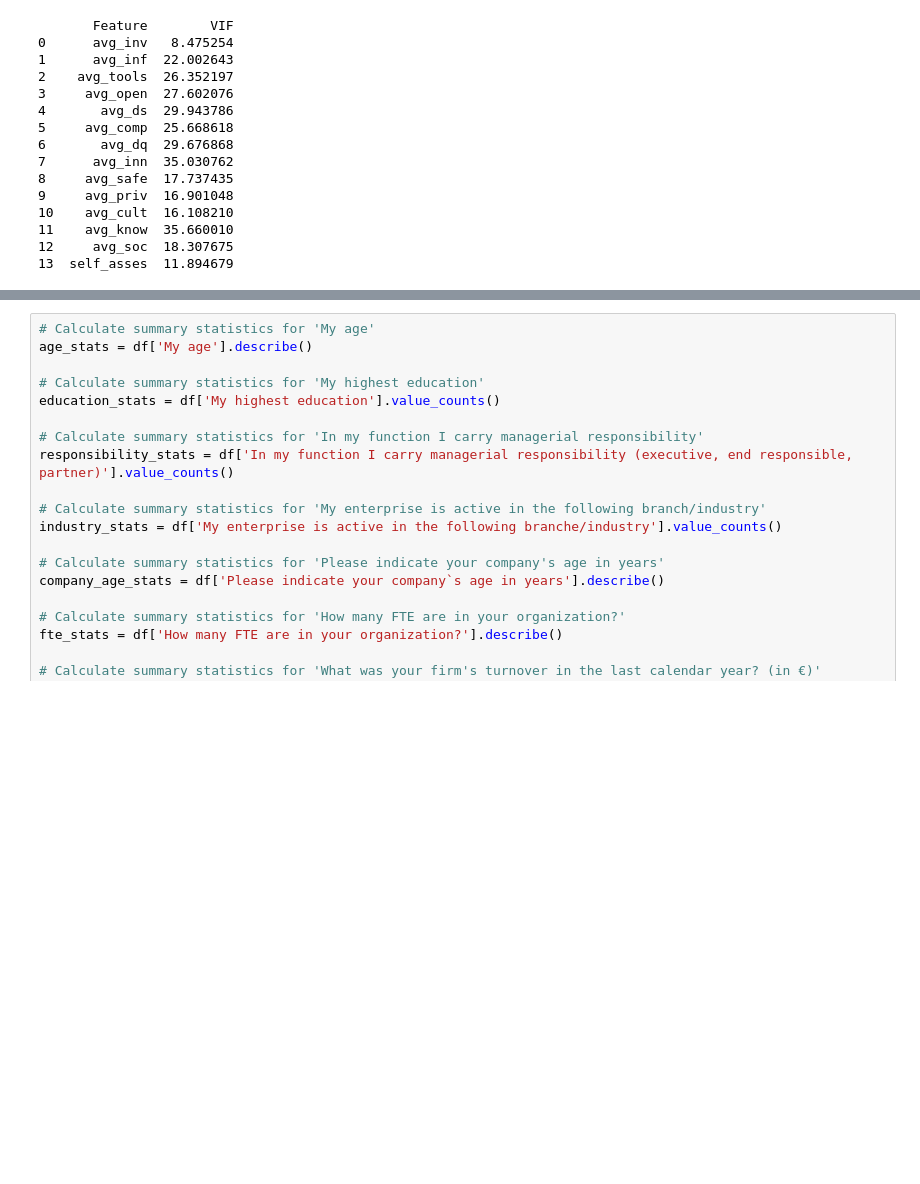
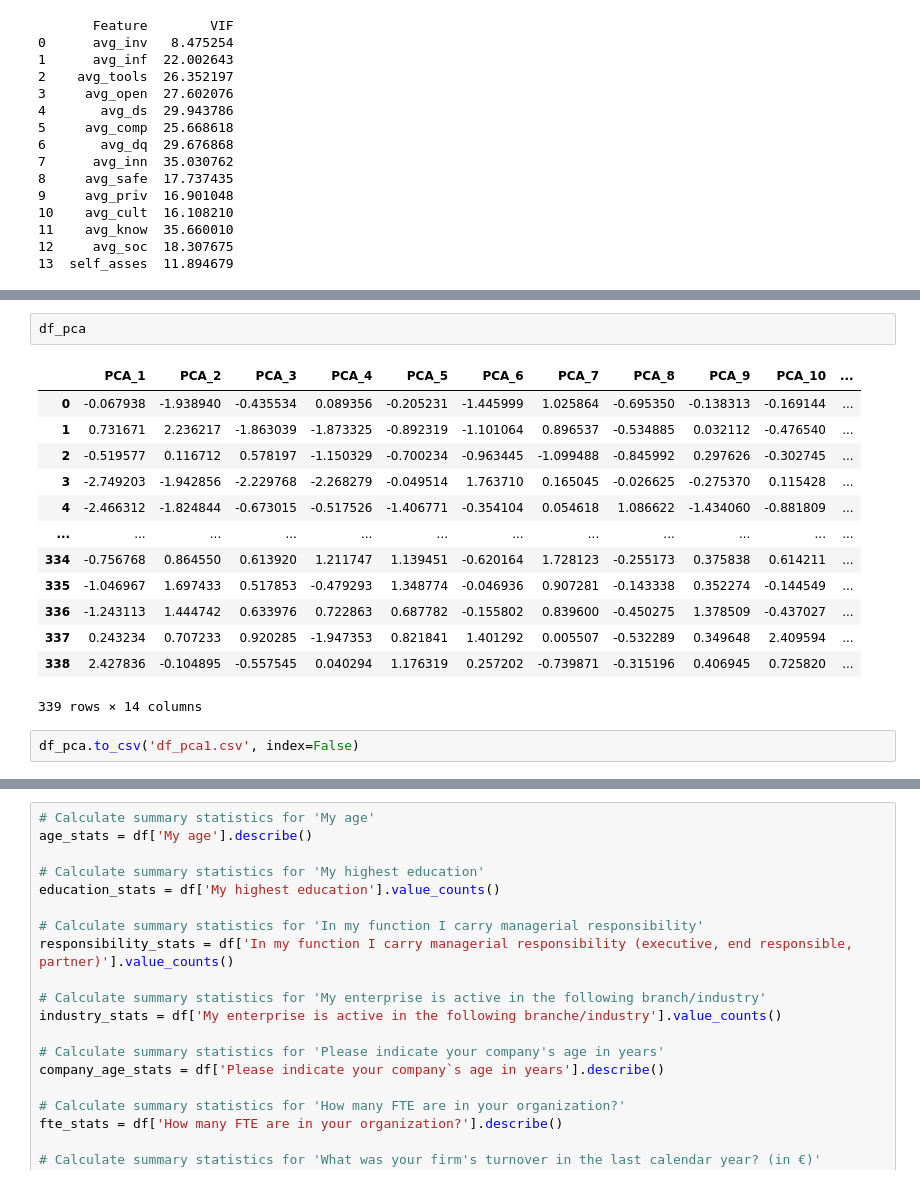
Before and after one commit to janeksmietana21/Thesis-, a Jupyter notebook: New_thesis.ipynb, the cells around one changed output, grey strips where cells are left out. Saved outputs shown, nothing was run; the diff lists cells and outputs as text; blank space fills up the shorter version.

```diff
--- a/New_thesis.ipynb
+++ b/New_thesis.ipynb
@@ -458,0 +449,18 @@ df_pca = pd.DataFrame(df_pca, columns=['PC1', 'PC2', 'PC3', 'PC4', 'PC5'])
+# %%
+df_pca
+# %% [output]
+|  | PCA_1 | PCA_2 | PCA_3 | PCA_4 | PCA_5 | PCA_6 | PCA_7 | PCA_8 | PCA_9 | PCA_10 | ... |
+| 0 | -0.067938 | -1.938940 | -0.435534 | 0.089356 | -0.205231 | -1.445999 | 1.025864 | -0.695350 | -0.138313 | -0.169144 | ... |
+| 1 | 0.731671 | 2.236217 | -1.863039 | -1.873325 | -0.892319 | -1.101064 | 0.896537 | -0.534885 | 0.032112 | -0.476540 | ... |
+| 2 | -0.519577 | 0.116712 | 0.578197 | -1.150329 | -0.700234 | -0.963445 | -1.099488 | -0.845992 | 0.297626 | -0.302745 | ... |
+| 3 | -2.749203 | -1.942856 | -2.229768 | -2.268279 | -0.049514 | 1.763710 | 0.165045 | -0.026625 | -0.275370 | 0.115428 | ... |
+| 4 | -2.466312 | -1.824844 | -0.673015 | -0.517526 | -1.406771 | -0.354104 | 0.054618 | 1.086622 | -1.434060 | -0.881809 | ... |
+| ... | ... | ... | ... | ... | ... | ... | ... | ... | ... | ... | ... |
+| 334 | -0.756768 | 0.864550 | 0.613920 | 1.211747 | 1.139451 | -0.620164 | 1.728123 | -0.255173 | 0.375838 | 0.614211 | ... |
+| 335 | -1.046967 | 1.697433 | 0.517853 | -0.479293 | 1.348774 | -0.046936 | 0.907281 | -0.143338 | 0.352274 | -0.144549 | ... |
+| 336 | -1.243113 | 1.444742 | 0.633976 | 0.722863 | 0.687782 | -0.155802 | 0.839600 | -0.450275 | 1.378509 | -0.437027 | ... |
+| 337 | 0.243234 | 0.707233 | 0.920285 | -1.947353 | 0.821841 | 1.401292 | 0.005507 | -0.532289 | 0.349648 | 2.409594 | ... |
+| 338 | 2.427836 | -0.104895 | -0.557545 | 0.040294 | 1.176319 | 0.257202 | -0.739871 | -0.315196 | 0.406945 | 0.725820 | ... |
+339 rows × 14 columns
+# %%
+df_pca.to_csv('df_pca1.csv', index=False)
```
Also changed, not shown: parts of 49 cells of this notebook.
